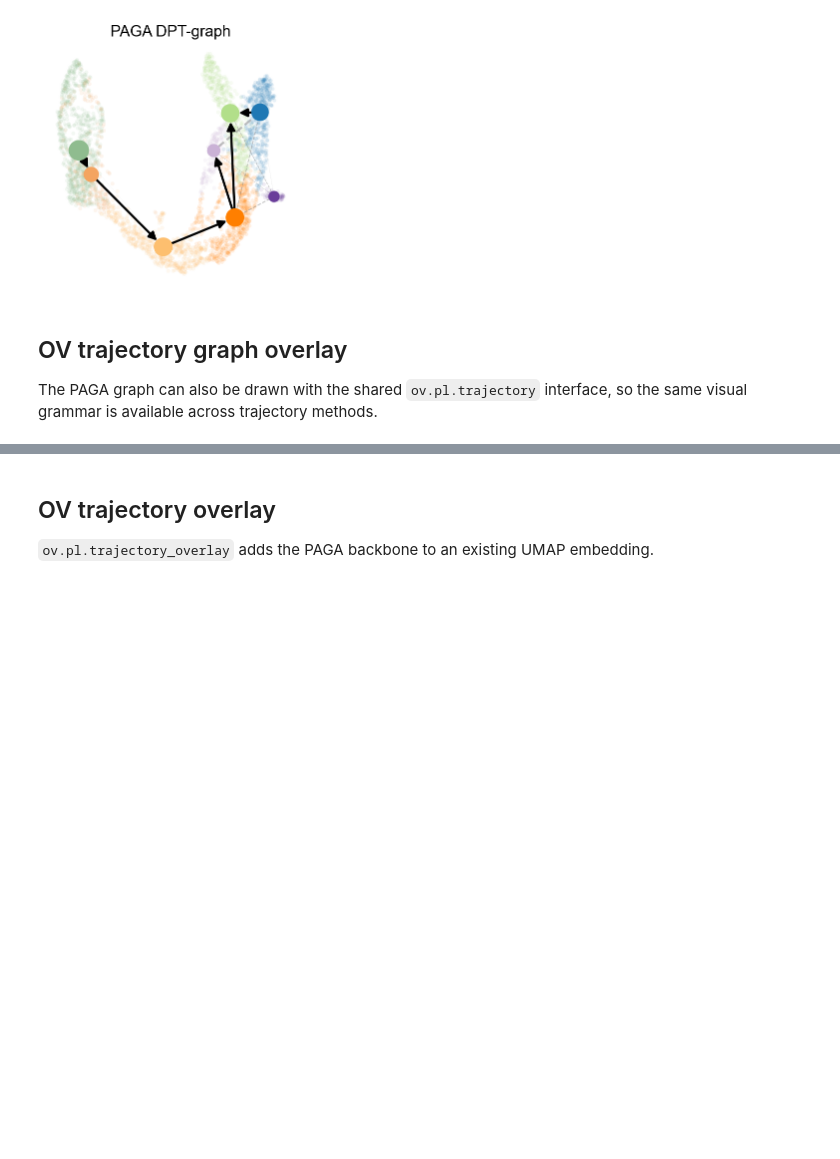
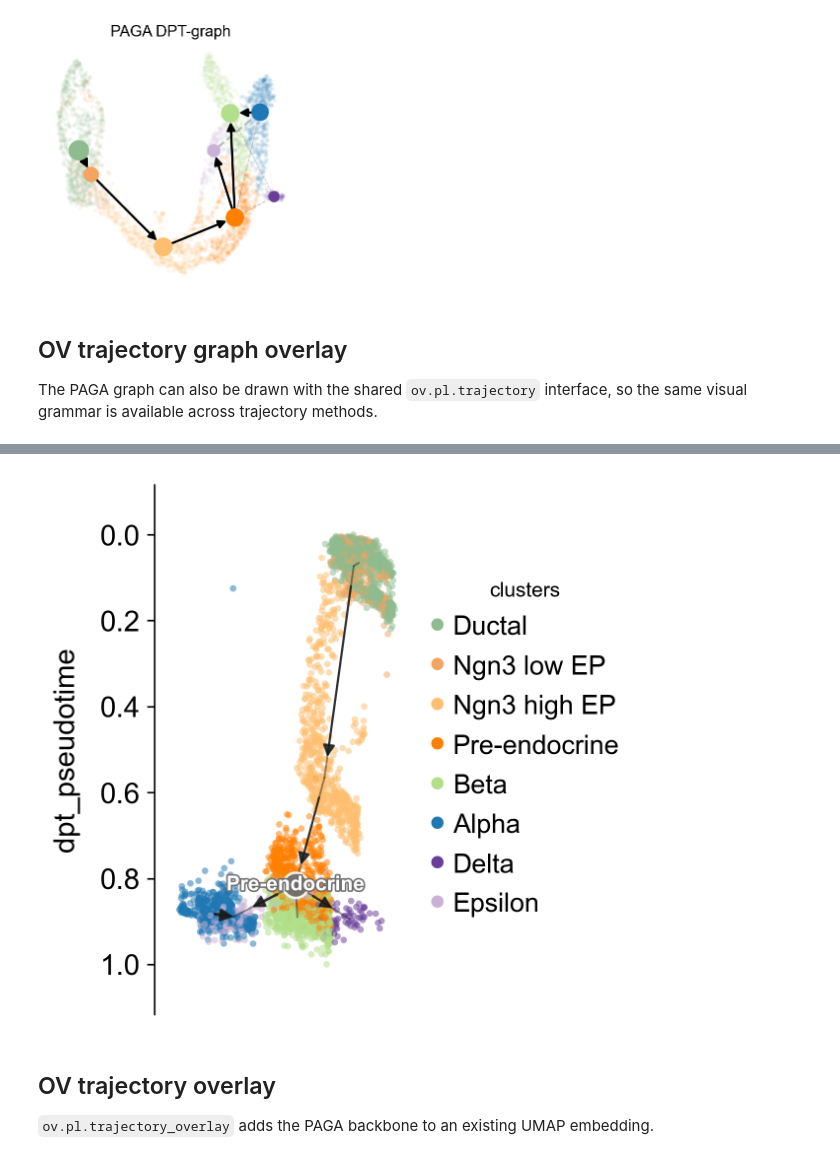
Before and after one commit to DBinary/omicverse-tutorials, a Jupyter notebook: docs/Tutorials-single/t_traj_diffusion.ipynb, the cells around one changed output, grey strips where cells are left out. Drawn from its saved outputs; the diff is of its cells as text; code cells hidden in the pictures; blank space fills up the shorter version.

```diff
--- a/docs/Tutorials-single/t_traj_diffusion.ipynb
+++ b/docs/Tutorials-single/t_traj_diffusion.ipynb
@@ -169,3 +196,15 @@ plt.show()
+# %%
+fig, ax = ov.pl.trajectory_tree(
+    adata,
+    method='paga',
+    basis='X_umap',
+    groups='clusters',
+    pseudotime='dpt_pseudotime',
+    color='clusters',
+)
+plt.show()
+# %% [output]
+[figure, added]
 # %% [markdown]
 ## OV trajectory overlay
 
```
Also changed, not shown: parts of 8 cells of this notebook, 9 other files.
